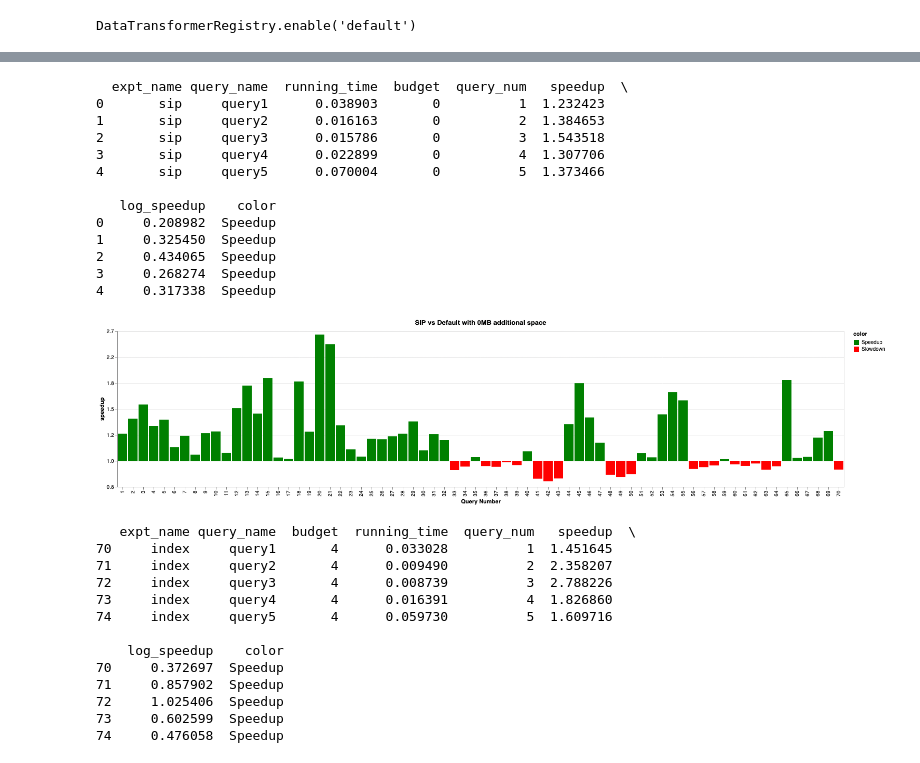
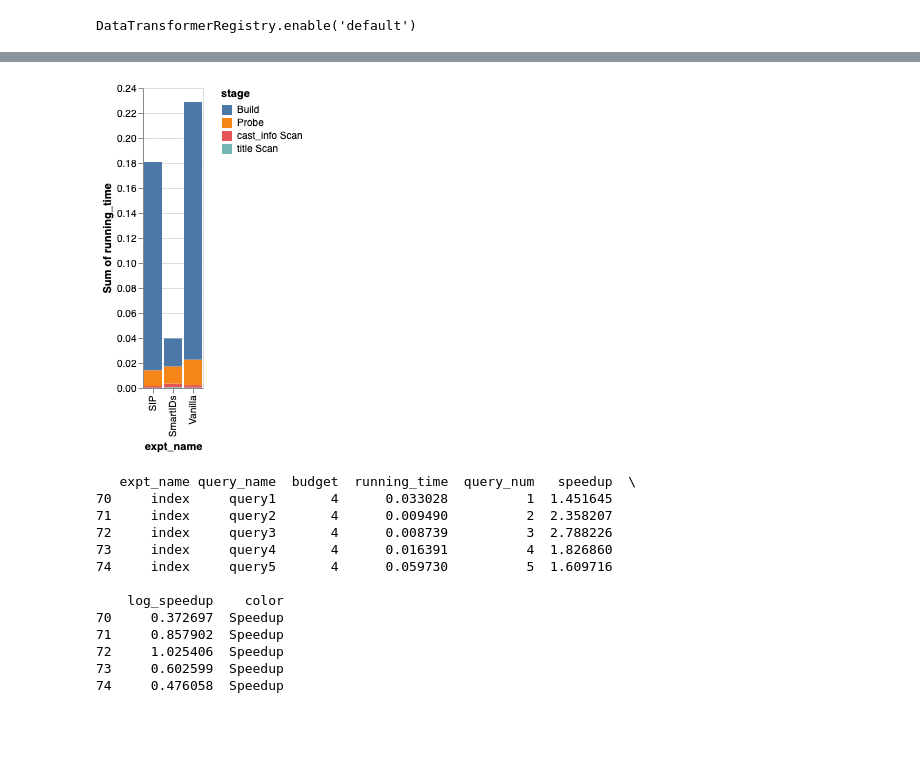
Before and after one commit to amlatyrngom/analytics_prototype, a Jupyter notebook: Untitled.ipynb, the cells around one changed output, grey strips where cells are left out. Drawn from its saved outputs; the diff is of its cells as text; code cells hidden in the pictures; blank space fills up the shorter version.

Commit message:
Make all expts

```diff
--- a/Untitled.ipynb
+++ b/Untitled.ipynb
@@ -158,21 +252,21 @@ chart
 # %%
-chart = plot_speedup("SIP vs Default", sip, 0)
-chart
+def read_motivation():
+    filename = f"motivation_results/motivation_results.csv"
+    df = pd.read_csv(filename, names=["expt_name", "join_order", "stage", "running_time"], index_col=False)
+    return df
+
+
+def plot_motivation_times(df, join_order):
+    return alt.Chart(df[df.join_order == join_order]).mark_bar().encode(
+        x = "expt_name:N",
+        y = "sum(running_time)",
+        color="stage",
+    )
+
+motivation_df = read_motivation()
+plot_motivation_times(motivation_df, "Bad")
 # %% [output]
-  expt_name query_name  running_time  budget  query_num   speedup  \
-0       sip     query1      0.038903       0          1  1.232423
-1       sip     query2      0.016163       0          2  1.384653
-2       sip     query3      0.015786       0          3  1.543518
-3       sip     query4      0.022899       0          4  1.307706
-4       sip     query5      0.070004       0          5  1.373466
-
-   log_speedup    color
-0     0.208982  Speedup
-1     0.325450  Speedup
-2     0.434065  Speedup
-3     0.268274  Speedup
-4     0.317338  Speedup
-[figure, old version]
+[figure, new version]
 # %%
 chart = plot_speedup("Index vs Default", index, 4)
 chart
```
Also changed, not shown: parts of 11 cells of this notebook, 21 other files.
